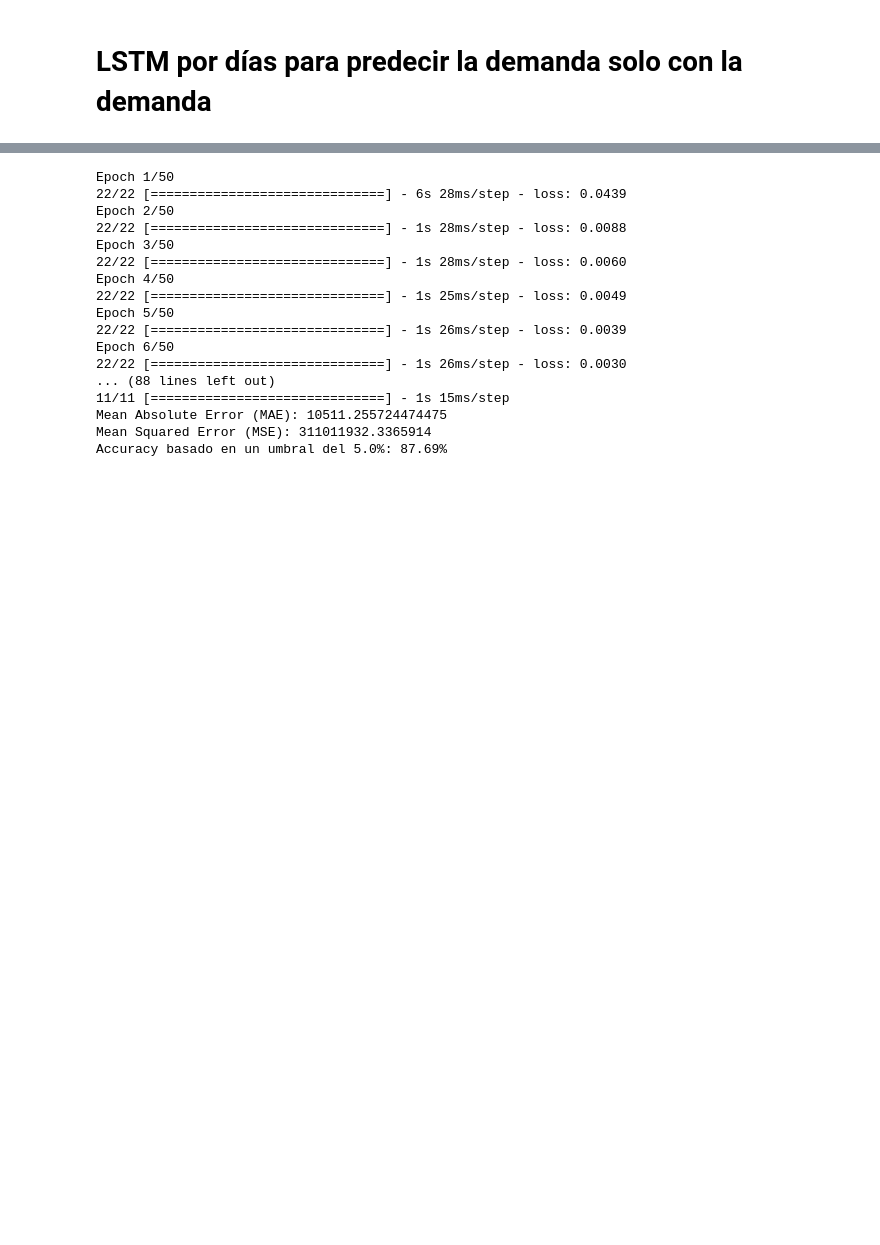
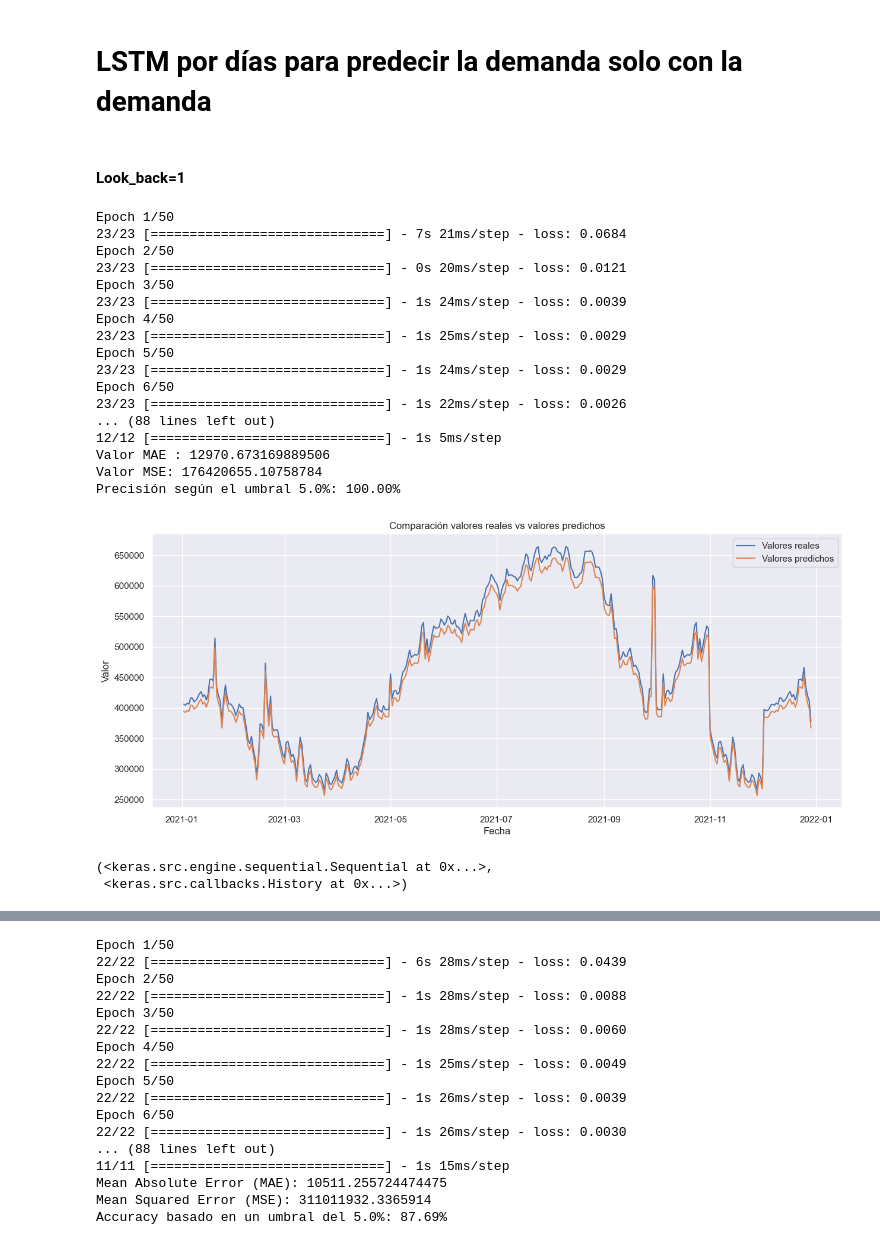
Before and after one commit to Josdelser/Prosumer-TFM, a Jupyter notebook: MLE-ProsumerFinal.ipynb, the cells around one changed output, grey strips where cells are left out. Saved outputs shown, nothing was run; the diff lists cells and outputs as text; code cells hidden in the pictures; blank space fills up the shorter version.

Commit message:
demandas horas simple hechas

```diff
--- a/MLE-ProsumerFinal.ipynb
+++ b/MLE-ProsumerFinal.ipynb
@@ -1577,3 +1577,14 @@ config2 = {
 parametrizaciones(dataset, 7, config2)
 # %% [markdown]
 # LSTM por días para predecir la demanda solo con la demanda
+# %%
+datasetDemandaDias= 'demanda_data.csv'
+
+config2 = {
+    'layers': 1,
+    'units': 256,
+    'return_sequence': False,
+    'recurrent_dropout': 0,
+    'dense_dropout': 0.2,
+    'dense_layers': [64, 128]
+}
@@ -1579,0 +1668,25 @@ parametrizaciones(dataset, 7, config2)
+# %% [markdown]
+#### Look_back=1
+# %%
+LSTMDemandaDiasSoloDemanda(datasetDemandaDias, 1, config2)
+# %% [output]
+Epoch 1/50
+23/23 [==============================] - 7s 21ms/step - loss: 0.0684
+Epoch 2/50
+23/23 [==============================] - 0s 20ms/step - loss: 0.0121
+Epoch 3/50
+23/23 [==============================] - 1s 24ms/step - loss: 0.0039
+Epoch 4/50
+23/23 [==============================] - 1s 25ms/step - loss: 0.0029
+Epoch 5/50
+23/23 [==============================] - 1s 24ms/step - loss: 0.0029
+Epoch 6/50
+23/23 [==============================] - 1s 22ms/step - loss: 0.0026
+... (88 lines left out)
+12/12 [==============================] - 1s 5ms/step
+Valor MAE : 12970.673169889506
+Valor MSE: 176420655.10758784
+Precisión según el umbral 5.0%: 100.00%
+[figure, added]
+(<keras.src.engine.sequential.Sequential at 0x...>,
+ <keras.src.callbacks.History at 0x...>)
```
Also changed, not shown: parts of 8 cells of this notebook.
